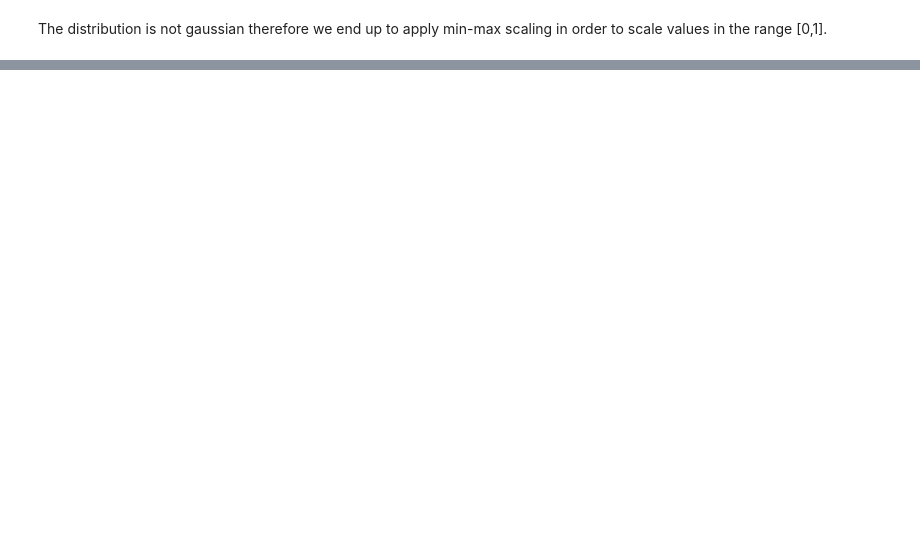
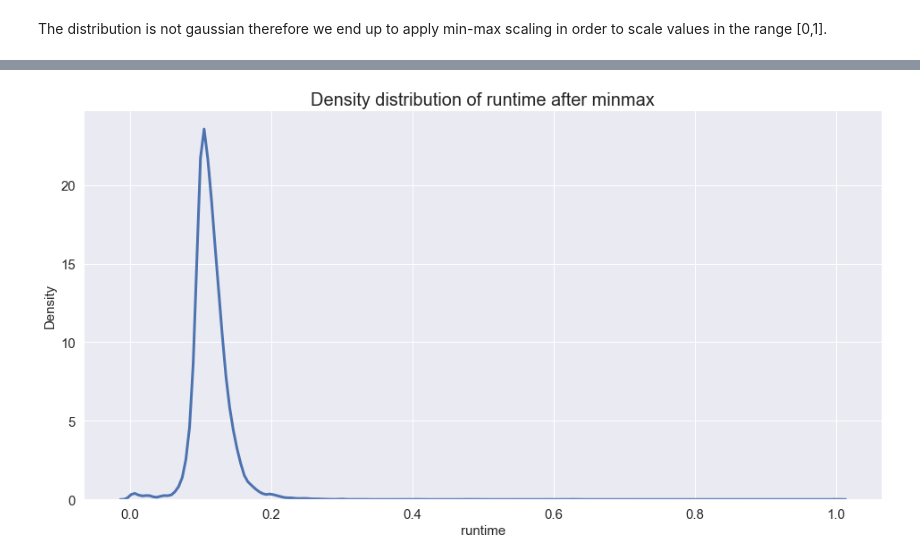
Before and after one commit to prushh/movie-lens-mlp, a Jupyter notebook: notebooks/1.4-data-trasformation-evaluation.ipynb, the cells around one changed output, grey strips where cells are left out. Cells and saved outputs as stored; diff of their text form; code cells hidden in the pictures; blank space fills up the shorter version.

```diff
--- a/notebooks/1.4-data-trasformation-evaluation.ipynb
+++ b/notebooks/1.4-data-trasformation-evaluation.ipynb
@@ -102,0 +106,12 @@ IndexError: only integers, slices (`:`), ellipsis (`...`), numpy.newaxis (`None`
+# %%
+feature = ['title_length', 'runtime']
+# %%
+train_data_minmax, val_data_minmax, test_data_minmax = min_max_scaling(train_data, val_data, test_data,
+                                                                       feature)
+# %%
+kdeplot(train_data_minmax['runtime'],
+        title='Density distribution of runtime after minmax',
+        xlabel='runtime',
+        ylabel='Density', filename=os.path.join(PLOT_DIR, 'minmax_runtime.png'))
+# %% [output]
+[figure, added]
```
Also changed, not shown: parts of 31 cells of this notebook, 2 other files.
